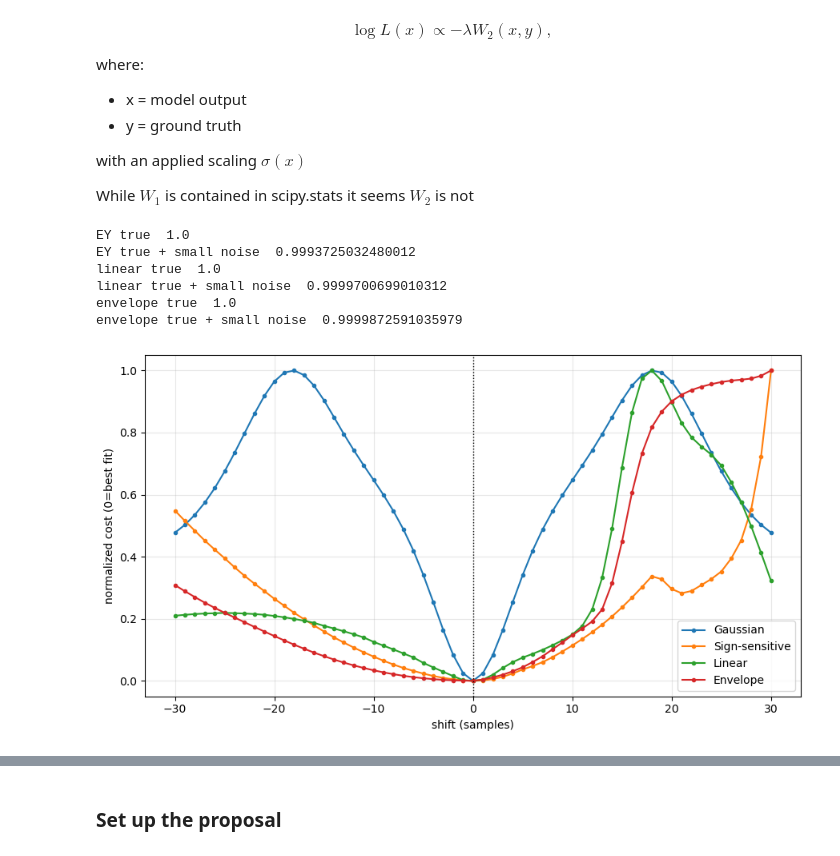
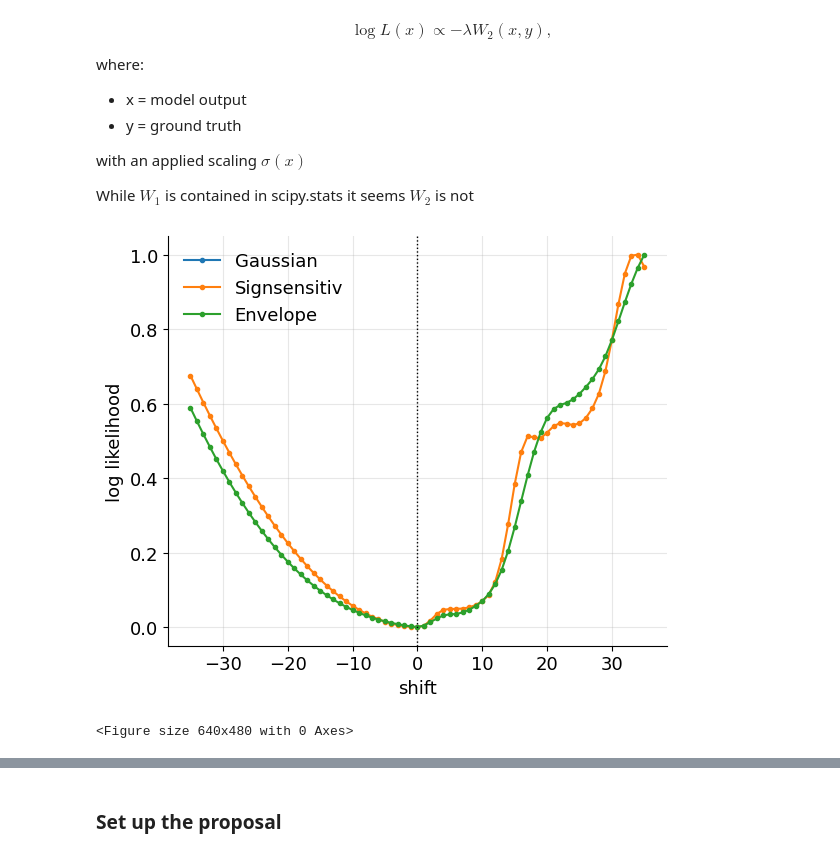
Before and after one commit to UM-Bridge/benchmarks, a Jupyter notebook: models/acoustic_gravity/tinyDA-acoustic.ipynb, the cells around one changed output, grey strips where cells are left out. Cells and saved outputs as stored; diff of their text form; code cells hidden in the pictures.

```diff
--- a/models/acoustic_gravity/tinyDA-acoustic.ipynb
+++ b/models/acoustic_gravity/tinyDA-acoustic.ipynb
@@ -62,13 +58,23 @@ H = 1.5
 #### Change captor location and number
 # Each element of the list "captors" is a tuple of (x,z) coordinates.
 # Coordinates are given in the (scaled) domain: x \in [0, grid_size_x], z \in [0, grid_size_y]
-# sensors = [(4,0.8), (13.5, 0.6)]
-sensors = [(2,0.), (0, 1)]
+
+# asymmetric sensor placement:
+#sensors = [(4,0.8), (13.5, 0.6)]
+
+# symmetric configuration
+#sensors = [(4,0.8), (16,0.8)]
+
+# 1 sensor case
+sensors = [(4,0.8)]
+
+# 3 sensor case
+#sensors = [(4,0.8), (16,0.8), (17,0.4)]
 
 # Create sorted sensor list to pass to the forward model: do not change this part
 sensors_sort = np.array(sensors, dtype=[('x',float),('y',float)])
 sensors_sort = np.sort(sensors_sort, order=['x','y'])
 sensors = sensors_sort.tolist()
 n_sensors = len(sensors)
-print("Number of pressure sensors:", n_sensors)
+print("Number of sensors: ", n_sensors)
 # %% [output]
@@ -93,14 +101,15 @@ input:100, output:202
 # %%
 # Generate synthetic data
 exact = np.zeros(nx)
-
 # True source in the middle of the domain
 idx_middle = int(nx/2)
 source_width = 4 # in length unit
 idx_width = int(0.5 * source_width / Lx * nx )
 exact[idx_middle - idx_width : idx_middle + idx_width]=1
+#print(exact)
 d_true = my_model(exact)
 
 # add some noise to the model output
 sigma_noise = 0.01
 d = d_true + np.random.normal(loc=0, scale=sigma_noise, size=ny)
+dh = d_true + np.random.normal(loc=0, scale=5 * sigma_noise, size=ny)
@@ -393,45 +414,29 @@ my_loglike_envelope = MultiSensorLoglike(likelihoods=[
-# %%
-print("EY true ", np.exp(my_loglike.loglike(d_true)))
-print("EY true + small noise ", np.exp(my_loglike.loglike(d)))
-print("linear true ", np.exp(my_loglike_linear.loglike(d_true)))
-print("linear true + small noise ", np.exp(my_loglike_linear.loglike(d)))
-print("envelope true ", np.exp(my_loglike_envelope.loglike(d_true)))
-print("envelope true + small noise ", np.exp(my_loglike_envelope.loglike(d)))
-
-#print(d_true)
-#print(d)
-# %% [output]
-EY true  1.0
-EY true + small noise  0.9993725032480012
-linear true  1.0
-linear true + small noise  0.9999700699010312
-envelope true  1.0
-envelope true + small noise  0.9999872591035979
 # %%
 def shift_per_sensor(flat_signal, shift, n_sensors):
     flat_signal = np.asarray(flat_signal, dtype=float).ravel()
     parts = [np.roll(flat_signal[i::n_sensors], shift) for i in range(n_sensors)]
     out = np.empty_like(flat_signal)
     for i, p in enumerate(parts):
         out[i::n_sensors] = p
     return out
 
 likelihoods = {
     "Gaussian": my_loglike_gaussian,
-    "Sign-sensitive": my_loglike,
-    "Linear": my_loglike_linear,
-    "Envelope": my_loglike_envelope,
+    "Signsensitiv": my_loglike_abs,
+    "Envelope": my_loglike_envelope
 }
 
-shifts = np.arange(-30, 31)
-fig, ax = plt.subplots(figsize=(9, 5))
+shifts = np.arange(-35, 36)
+fig, ax = plt.subplots(figsize=(6, 5))
 for name, like in likelihoods.items():
     vals = np.array([-like.loglike(shift_per_sensor(d_true, s, n_sensors)) for s in shifts])
     ax.plot(shifts, vals / (vals.max() or 1), label=name, marker='.')
 ax.axvline(0, color='k', ls=':', lw=1)
-ax.set_xlabel("shift (samples)")
-ax.set_ylabel("normalized cost (0=best fit)")
+ax.set_xlabel("shift")
+ax.set_ylabel("log likelihood")
 ax.legend(); ax.grid(alpha=0.3)
 plt.tight_layout(); plt.show()
+plt.savefig('timeshift_gaussian_wasserstein')
 # %% [output]
-[figure, old version]
+[figure, new version]
+<Figure size 640x480 with 0 Axes>
```
Also changed, not shown: parts of 40 cells of this notebook, 3 other files.
